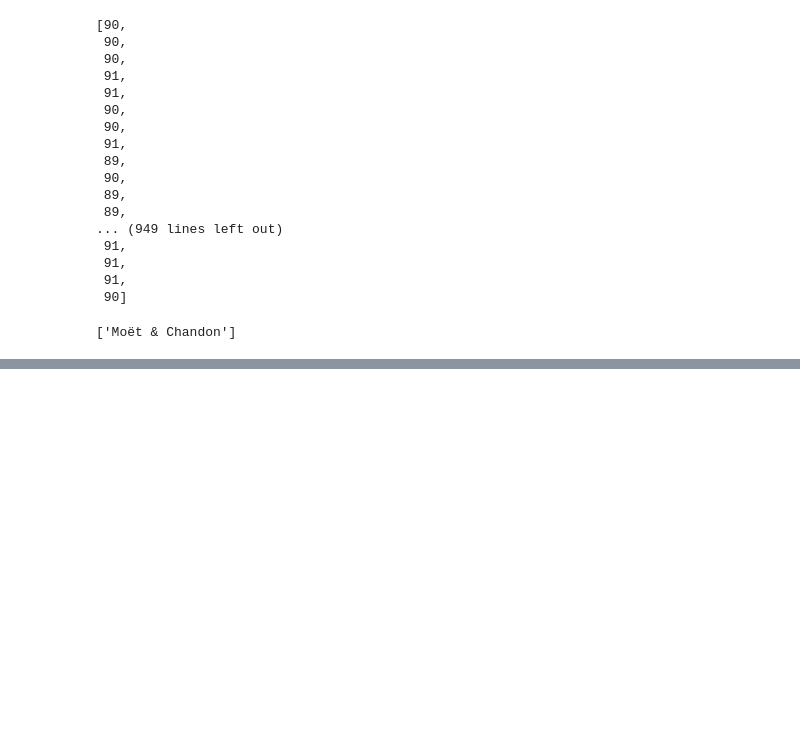
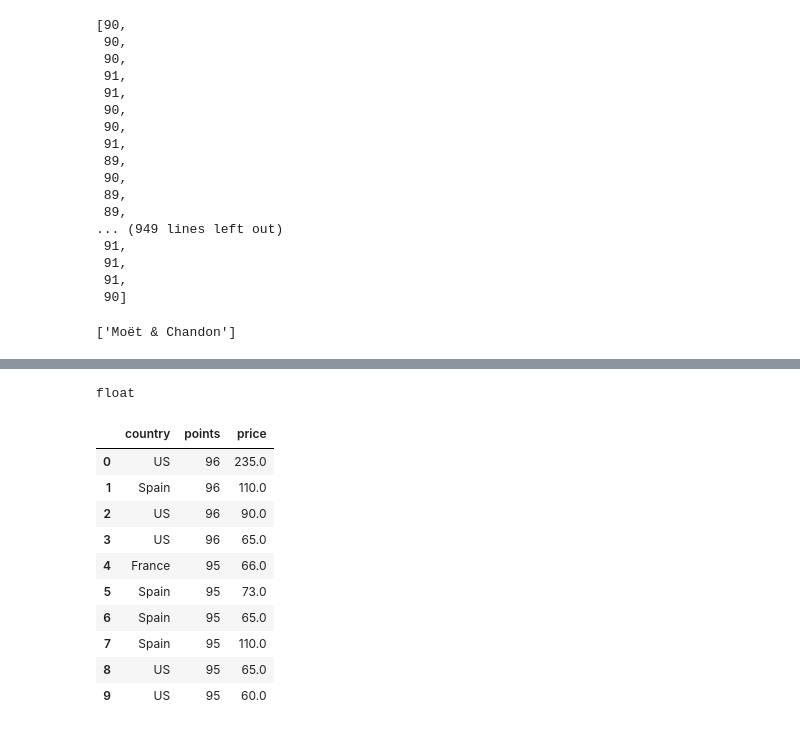
Before and after one commit to Savas21/Visualization_Project2, a Jupyter notebook: Jupyter/data_cleaning.ipynb, the cells around one changed output, grey strips where cells are left out. Drawn from its saved outputs; the diff is of its cells as text; code cells hidden in the pictures; blank space fills up the shorter version.

```diff
--- a/Jupyter/data_cleaning.ipynb
+++ b/Jupyter/data_cleaning.ipynb
@@ -187,0 +247,19 @@ to interface with the current application object in a way.  To solve
+# %%
+type(semi_df["happy_score"][1])
+# %% [output]
+float
+# %%
+avg_ctry_df = semi_df.loc[:,['country','points','price']]
+avg_ctry_df.head(10)
+# %% [output]
+|  | country | points | price |
+| 0 | US | 96 | 235.0 |
+| 1 | Spain | 96 | 110.0 |
+| 2 | US | 96 | 90.0 |
+| 3 | US | 96 | 65.0 |
+| 4 | France | 95 | 66.0 |
+| 5 | Spain | 95 | 73.0 |
+| 6 | Spain | 95 | 65.0 |
+| 7 | Spain | 95 | 110.0 |
+| 8 | US | 95 | 65.0 |
+| 9 | US | 95 | 60.0 |
```
Also changed, not shown: parts of 14 cells of this notebook, 10 other files.
